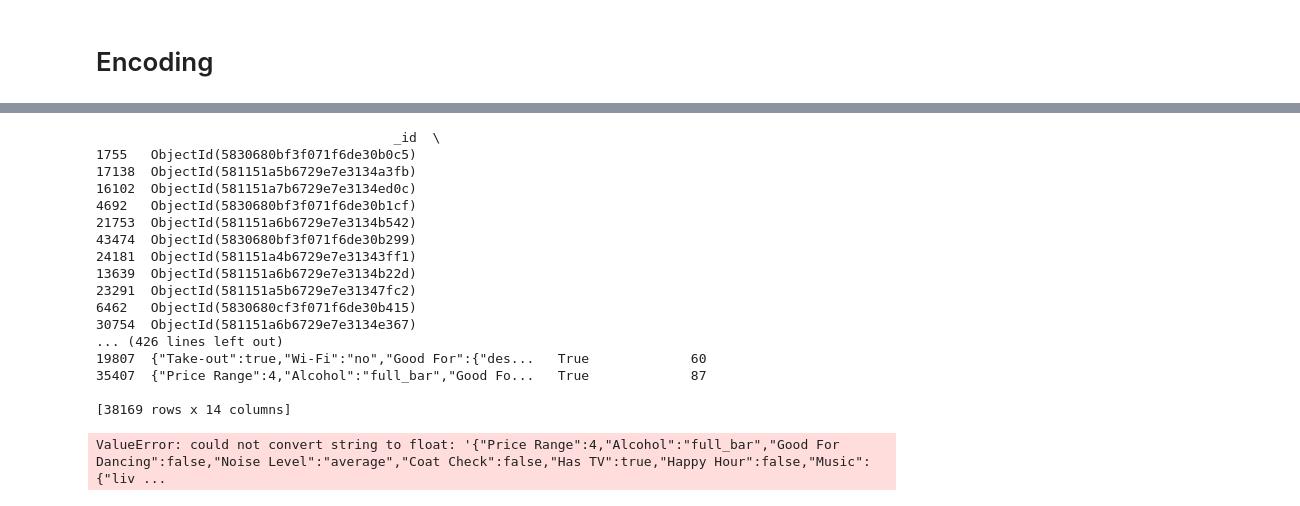
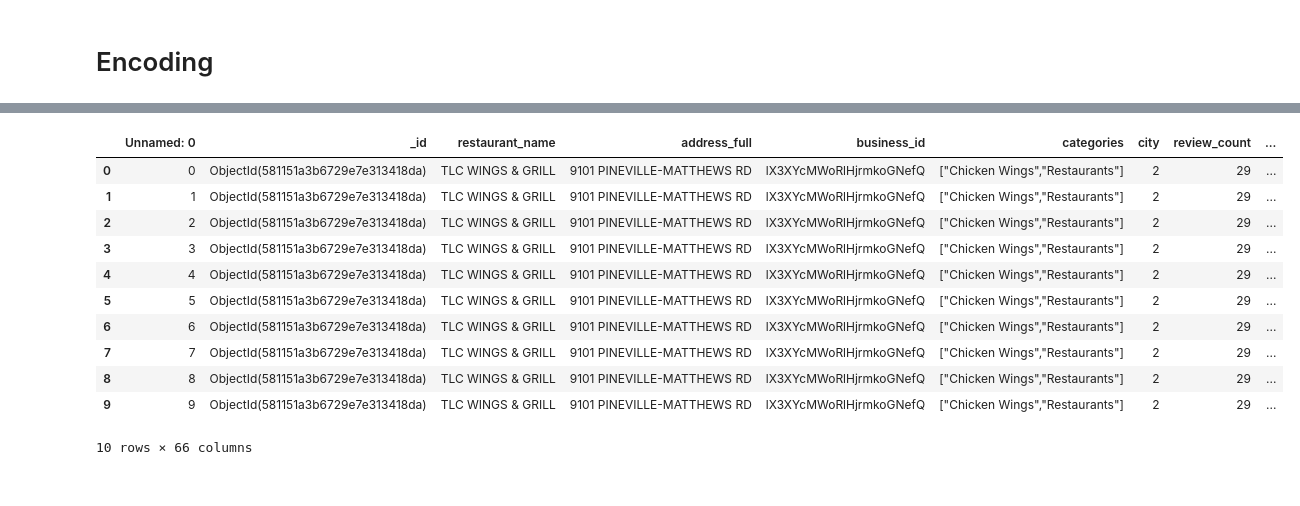
Before and after one commit to georgetown-analytics/restaurant-health, a Jupyter notebook: Encoding.ipynb, the cells around one changed output, grey strips where cells are left out. Cells and saved outputs as stored; diff of their text form; code cells hidden in the pictures.

```diff
--- a/Encoding.ipynb
+++ b/Encoding.ipynb
@@ -159,21 +52 @@ newdata = encoder.fit_transform(dataset.df)
-# %%
-print(newdata)
-# %% [output]
-                                      _id  \
-1755   ObjectId(5830680bf3f071f6de30b0c5)
-17138  ObjectId(581151a5b6729e7e3134a3fb)
-16102  ObjectId(581151a7b6729e7e3134ed0c)
-4692   ObjectId(5830680bf3f071f6de30b1cf)
-21753  ObjectId(581151a6b6729e7e3134b542)
-43474  ObjectId(5830680bf3f071f6de30b299)
-24181  ObjectId(581151a4b6729e7e31343ff1)
-13639  ObjectId(581151a6b6729e7e3134b22d)
-23291  ObjectId(581151a5b6729e7e31347fc2)
-6462   ObjectId(5830680cf3f071f6de30b415)
-30754  ObjectId(581151a6b6729e7e3134e367)
-... (426 lines left out)
-19807  {"Take-out":true,"Wi-Fi":"no","Good For":{"des...   True             60
-35407  {"Price Range":4,"Alcohol":"full_bar","Good Fo...   True             87
-
-[38169 rows x 14 columns]
 # %%
@@ -184,8 +56,17 @@ print(newdata)
-# %%
-# Run One Hot Encoder
-from sklearn.preprocessing import OneHotEncoder
-enc = OneHotEncoder()
-enc.fit(newdata.neighborhoods)
-enc.transform(newdata.neighborhoods).toarray()
-# %% [output]
-ValueError: could not convert string to float: '{"Price Range":4,"Alcohol":"full_bar","Good For Dancing":false,"Noise Level":"average","Coat Check":false,"Has TV":true,"Happy Hour":false,"Music":{"liv ...
+# %%
+df = df_new.rename(columns={1: "Boston", 2: "Charlotte", 3:"Las Vegas"})
+
+df.head(10)
+# %% [output]
+|  | Unnamed: 0 | _id | restaurant_name | address_full | business_id | categories | city | review_count | ... |
+| 0 | 0 | ObjectId(581151a3b6729e7e313418da) | TLC WINGS & GRILL | 9101 PINEVILLE-MATTHEWS RD | lX3XYcMWoRlHjrmkoGNefQ | ["Chicken Wings","Restaurants"] | 2 | 29 | ... |
+| 1 | 1 | ObjectId(581151a3b6729e7e313418da) | TLC WINGS & GRILL | 9101 PINEVILLE-MATTHEWS RD | lX3XYcMWoRlHjrmkoGNefQ | ["Chicken Wings","Restaurants"] | 2 | 29 | ... |
+| 2 | 2 | ObjectId(581151a3b6729e7e313418da) | TLC WINGS & GRILL | 9101 PINEVILLE-MATTHEWS RD | lX3XYcMWoRlHjrmkoGNefQ | ["Chicken Wings","Restaurants"] | 2 | 29 | ... |
+| 3 | 3 | ObjectId(581151a3b6729e7e313418da) | TLC WINGS & GRILL | 9101 PINEVILLE-MATTHEWS RD | lX3XYcMWoRlHjrmkoGNefQ | ["Chicken Wings","Restaurants"] | 2 | 29 | ... |
+| 4 | 4 | ObjectId(581151a3b6729e7e313418da) | TLC WINGS & GRILL | 9101 PINEVILLE-MATTHEWS RD | lX3XYcMWoRlHjrmkoGNefQ | ["Chicken Wings","Restaurants"] | 2 | 29 | ... |
+| 5 | 5 | ObjectId(581151a3b6729e7e313418da) | TLC WINGS & GRILL | 9101 PINEVILLE-MATTHEWS RD | lX3XYcMWoRlHjrmkoGNefQ | ["Chicken Wings","Restaurants"] | 2 | 29 | ... |
+| 6 | 6 | ObjectId(581151a3b6729e7e313418da) | TLC WINGS & GRILL | 9101 PINEVILLE-MATTHEWS RD | lX3XYcMWoRlHjrmkoGNefQ | ["Chicken Wings","Restaurants"] | 2 | 29 | ... |
+| 7 | 7 | ObjectId(581151a3b6729e7e313418da) | TLC WINGS & GRILL | 9101 PINEVILLE-MATTHEWS RD | lX3XYcMWoRlHjrmkoGNefQ | ["Chicken Wings","Restaurants"] | 2 | 29 | ... |
+| 8 | 8 | ObjectId(581151a3b6729e7e313418da) | TLC WINGS & GRILL | 9101 PINEVILLE-MATTHEWS RD | lX3XYcMWoRlHjrmkoGNefQ | ["Chicken Wings","Restaurants"] | 2 | 29 | ... |
+| 9 | 9 | ObjectId(581151a3b6729e7e313418da) | TLC WINGS & GRILL | 9101 PINEVILLE-MATTHEWS RD | lX3XYcMWoRlHjrmkoGNefQ | ["Chicken Wings","Restaurants"] | 2 | 29 | ... |
+10 rows × 66 columns
```
Also changed, not shown: parts of 14 cells of this notebook.
